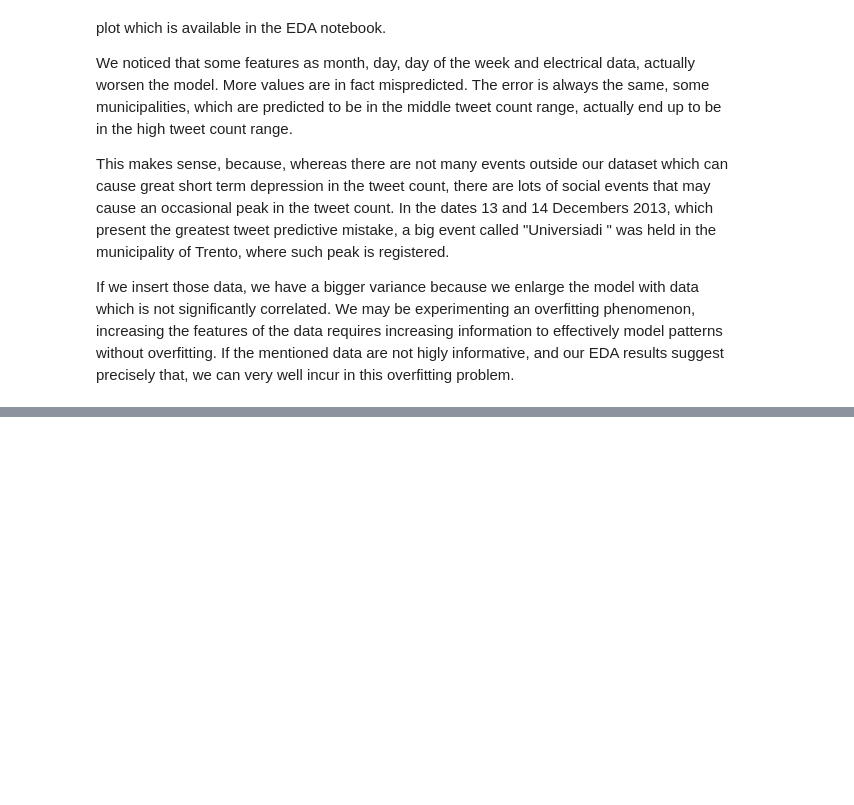
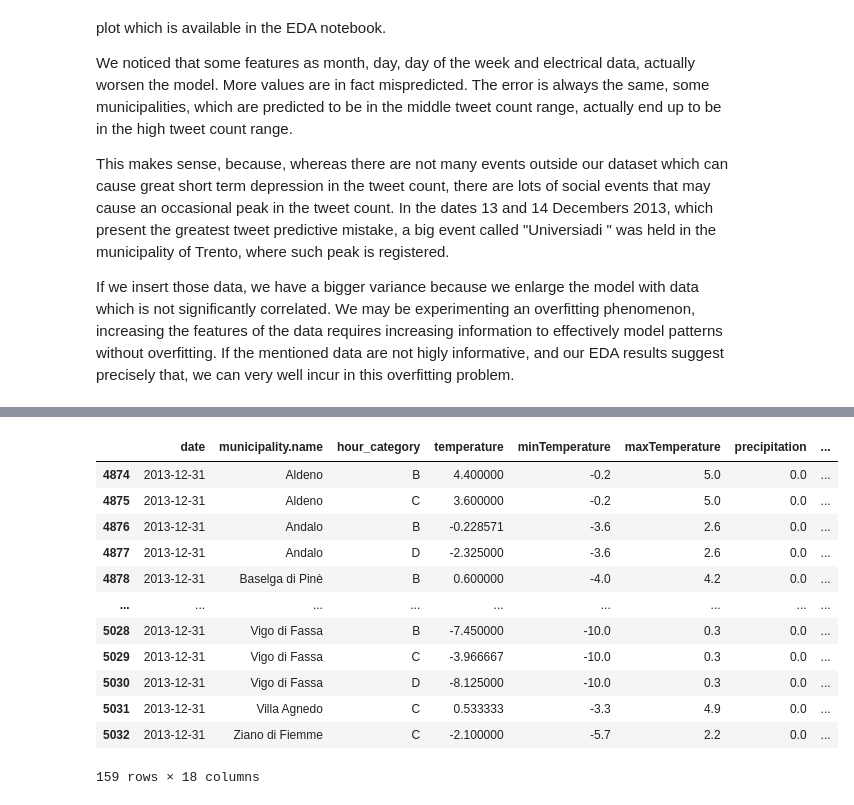
Before and after one commit to giorgiomi/social-pulse-predictor, a Jupyter notebook: notebooks/Classification.ipynb, the cells around one changed output, grey strips where cells are left out. Cells and saved outputs as stored; diff of their text form; code cells hidden in the pictures; blank space fills up the shorter version.

```diff
--- a/notebooks/Classification.ipynb
+++ b/notebooks/Classification.ipynb
@@ -138,0 +243,19 @@ If the mentioned data are not higly informative, and our EDA results suggest pre
+# %%
+df = pd.read_csv('../data/processed/TWER_grouped_class.csv').drop('Unnamed: 0', axis=1)
+df31 = df[df['day'] == 31]
+# %%
+df31
+# %% [output]
+|  | date | municipality.name | hour_category | temperature | minTemperature | maxTemperature | precipitation | ... |
+| 4874 | 2013-12-31 | Aldeno | B | 4.400000 | -0.2 | 5.0 | 0.0 | ... |
+| 4875 | 2013-12-31 | Aldeno | C | 3.600000 | -0.2 | 5.0 | 0.0 | ... |
+| 4876 | 2013-12-31 | Andalo | B | -0.228571 | -3.6 | 2.6 | 0.0 | ... |
+| 4877 | 2013-12-31 | Andalo | D | -2.325000 | -3.6 | 2.6 | 0.0 | ... |
+| 4878 | 2013-12-31 | Baselga di Pinè | B | 0.600000 | -4.0 | 4.2 | 0.0 | ... |
+| ... | ... | ... | ... | ... | ... | ... | ... | ... |
+| 5028 | 2013-12-31 | Vigo di Fassa | B | -7.450000 | -10.0 | 0.3 | 0.0 | ... |
+| 5029 | 2013-12-31 | Vigo di Fassa | C | -3.966667 | -10.0 | 0.3 | 0.0 | ... |
+| 5030 | 2013-12-31 | Vigo di Fassa | D | -8.125000 | -10.0 | 0.3 | 0.0 | ... |
+| 5031 | 2013-12-31 | Villa Agnedo | C | 0.533333 | -3.3 | 4.9 | 0.0 | ... |
+| 5032 | 2013-12-31 | Ziano di Fiemme | C | -2.100000 | -5.7 | 2.2 | 0.0 | ... |
+159 rows × 18 columns
```
Also changed, not shown: parts of 60 cells of this notebook.
